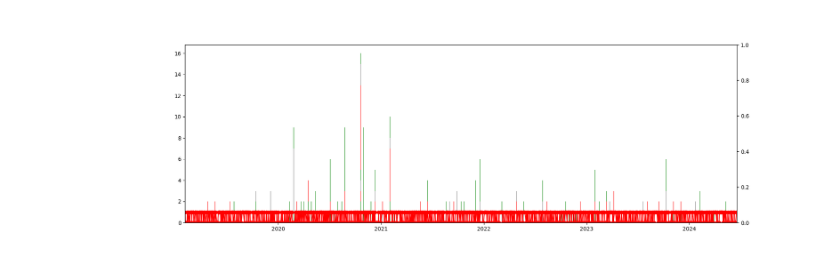
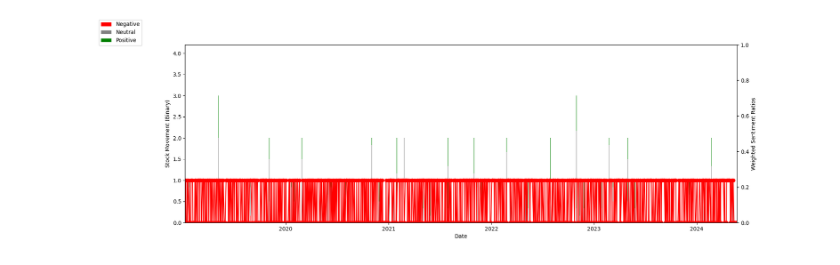
Before and after one commit to Kussil/Financial_Sentiment_LLM, a Jupyter notebook: 04_Stock_Modeling/Stock_Modeling_Gemini.ipynb, the cells around one changed output. Drawn from its saved outputs; the diff is of its cells as text; code cells hidden in the pictures.

```diff
--- a/04_Stock_Modeling/Stock_Modeling_Gemini.ipynb
+++ b/04_Stock_Modeling/Stock_Modeling_Gemini.ipynb
@@ -45,5 +45,5 @@ Updating files: 100% (1124/1124), done.
 # %%
-# Read in outputs from FINBERT Sentiment Analysis
-df_chunk = pd.read_csv('/content/Financial_Sentiment_LLM/03_Sentiment_Analysis/sentiment_chunkdata.csv')
-df_chunk = df_chunk.fillna('')
-df = df_chunk.groupby(['Article Index','Ticker','Source','Date','Article Headline','URL'])[['Neutral', 'Positive', 'Negative']].mean().reset_index()
+# Read in outputs from Gemini Sentiment Analysis
+gemini_prompt1_sentiment = pd.read_csv('/content/Financial_Sentiment_LLM/03_Sentiment_Analysis/Prompt1_Sentiment_Analysis_Results.csv')
+gemini_prompt1_sentiment = gemini_prompt1_sentiment.fillna('')
+gemini_prompt1_sentiment
@@ -92,5 +152,5 @@ ticker_list
 # %%
 #Identify minimum article date for stock price download
-min_date = df['Date'].min()
+min_date = gemini_prompt1_sentiment['Date'].min()
 min_date
 # %% [output]
@@ -98,7 +157,0 @@ min_date
-# %%
-#Pull YahooFinance stock data to get Returns (ret)
-ticker = ticker_list#ticker_list
-price = yf.download(ticker, start=min_date)["Adj Close"]
-ret = price.pct_change().dropna()
-ret.name = "ret"
-ret.describe()
@@ -115,0 +158,3 @@ ret.describe()
+# %%
+ticker_list = gemini_prompt1_sentiment['Ticker'].unique().tolist()
+ticker_list
@@ -203,53 +342,64 @@ tz = pytz.timezone('America/New_York')
 fig, ax1 = plt.subplots()
 fig.set_size_inches(18.5, 6, forward=True)
 
-tolerance = 2 # points
+tolerance = 2  # points
 
-ret_binary = ret['CVX'].apply(lambda x: 1 if x > 0.0 else 0)
+ret_binary = ret_df['CVX'].apply(lambda x: 1 if x > 0.0 else 0)
 
-ax1.plot(ret.index, ret_binary, 'ro-', picker=tolerance)
+ax1.plot(ret_df.index, ret_binary, 'ro-', picker=tolerance)
 
-#stacked bar
+# Calculate weighted values
 dates = df_merged['Date']
 weights = {
-    "Negative": df_merged['negative_count'].tolist(),
-    "Neutral": df_merged['neutral_count'].tolist(),
-    "Positive": df_merged['positive_count'].tolist()
+    "Negative": (df_merged['Neg_ratio_avg'] * df_merged['article_count']).tolist(),
+    "Neutral": (df_merged['Neu_ratio_avg'] * df_merged['article_count']).tolist(),
+    "Positive": (df_merged['Pos_ratio_avg'] * df_merged['article_count']).tolist()
 }
 
 colors = {
     "Negative": 'red',
     "Neutral": 'gray',
     "Positive": 'green'
 }
 
 ax2 = ax1.twinx()
 
 width = 0.1
 bottom = np.zeros(len(dates))
 
 for sentiment, weight in weights.items():
-  p = ax1.bar(dates, weight, width, label=sentiment, bottom=bottom, color=colors[sentiment])
-  bottom += weight
+    p = ax1.bar(dates, weight, width, label=sentiment, bottom=bottom, color=colors[sentiment])
+    bottom += weight
 
-ax1.set_xlim(left=ret.index.min(),right=ret.index.max())
-ax2.set_xlim(left=ret.index.min(),right=ret.index.max())
+ax1.set_xlim(left=ret_df.index.min(), right=ret_df.index.max())
+ax2.set_xlim(left=ret_df.index.min(), right=ret_df.index.max())
+
+# Add labels and legend
+ax1.set_xlabel('Date')
+ax1.set_ylabel('Stock Movement (Binary)')
+ax2.set_ylabel('Weighted Sentiment Ratios')
+fig.legend(loc='upper left')
+
+plt.show()
+
+
+
 
 def onclick(event):
     line = event.artist
     xdata, ydata = line.get_data()
     ind = event.ind
     datetime_obj  = xdata[ind][0].astype('datetime64[s]').astype(datetime)
     formatted_date = datetime_obj.strftime('%Y-%m-%d')
     print(formatted_date)
     #query = 'summarize the top news articles for chevron?'
     #top_results = 3
     #print(textwrap.fill(ask_vector_query(query, top_results, date=str(formatted_date), pinecone_index = "newsembedding3"), width=80))
 
 #cid = fig.canvas.mpl_connect('button_press_event', onclick)
 cid = fig.canvas.mpl_connect('pick_event', onclick)
 # %% [output]
-[figure, old version]
+[figure, new version]
 # %%
 # prep data for modeling
 df_merged_drop = df_merged.drop(['Returns','Returns Next Day', 'Returns Next Day(no NaN)'], axis=1)
```
Also changed, not shown: parts of 21 cells of this notebook.
